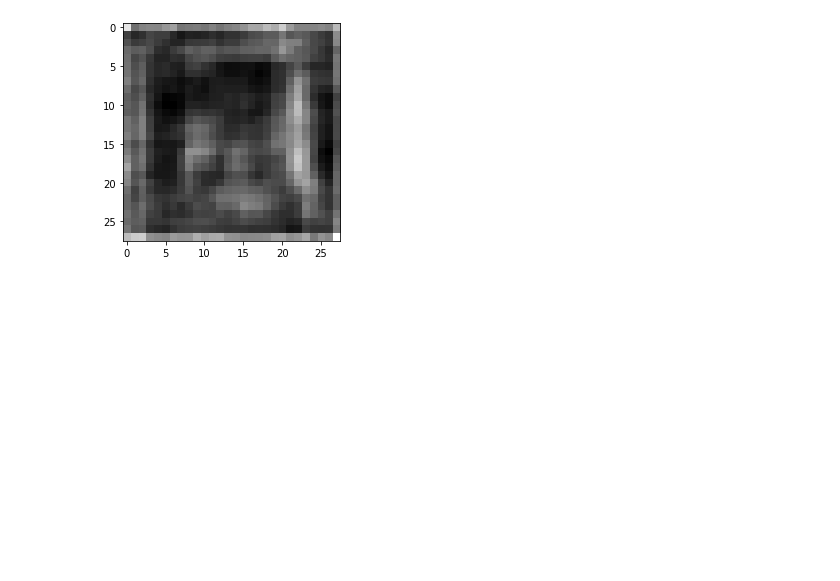
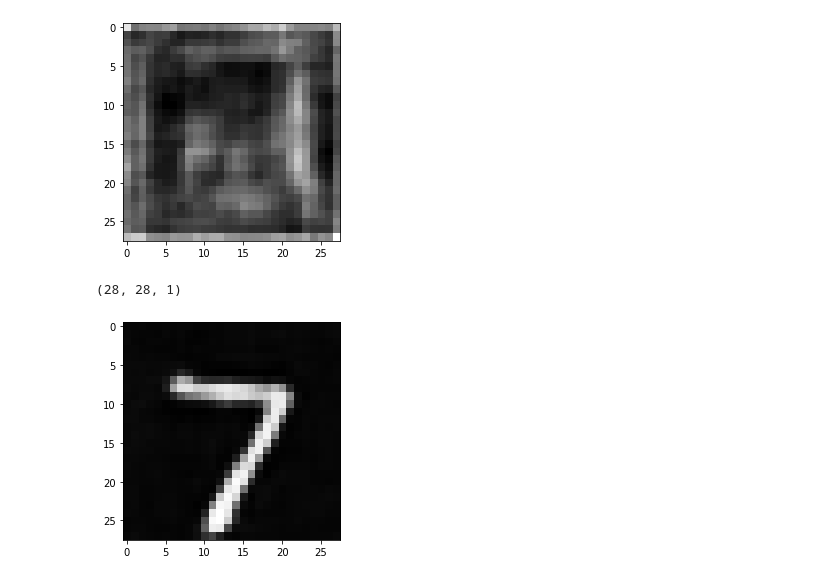
Before and after one commit to CookieBox-NLP/cookiebox, a Jupyter notebook: autoencoder_mnist/cnn_autoencoder_mnist.ipynb, the cells around one changed output. Saved outputs shown, nothing was run; the diff lists cells and outputs as text; code cells hidden in the pictures; blank space fills up the shorter version.

```diff
--- a/autoencoder_mnist/cnn_autoencoder_mnist.ipynb
+++ b/autoencoder_mnist/cnn_autoencoder_mnist.ipynb
@@ -183,3 +183,18 @@ plt.imshow(V)
 # %% [output]
 <matplotlib.image.AxesImage at 0x...>
 [figure]
+# %%
+prediction[0].shape
+# %% [output]
+(28, 28, 1)
+# %%
+x_test_seven = np.expand_dims(X_test_noisy[0].reshape(28, 28, 1), axis=0)
+# %%
+prediction = autoencoder.predict(x_test_seven)
+# %%
+P = prediction[0].reshape(28, 28)
+# %%
+plt.imshow(P)
+plt.gray()
+# %% [output]
+[figure, added]
```
Also changed, not shown: parts of 3 cells of this notebook.
